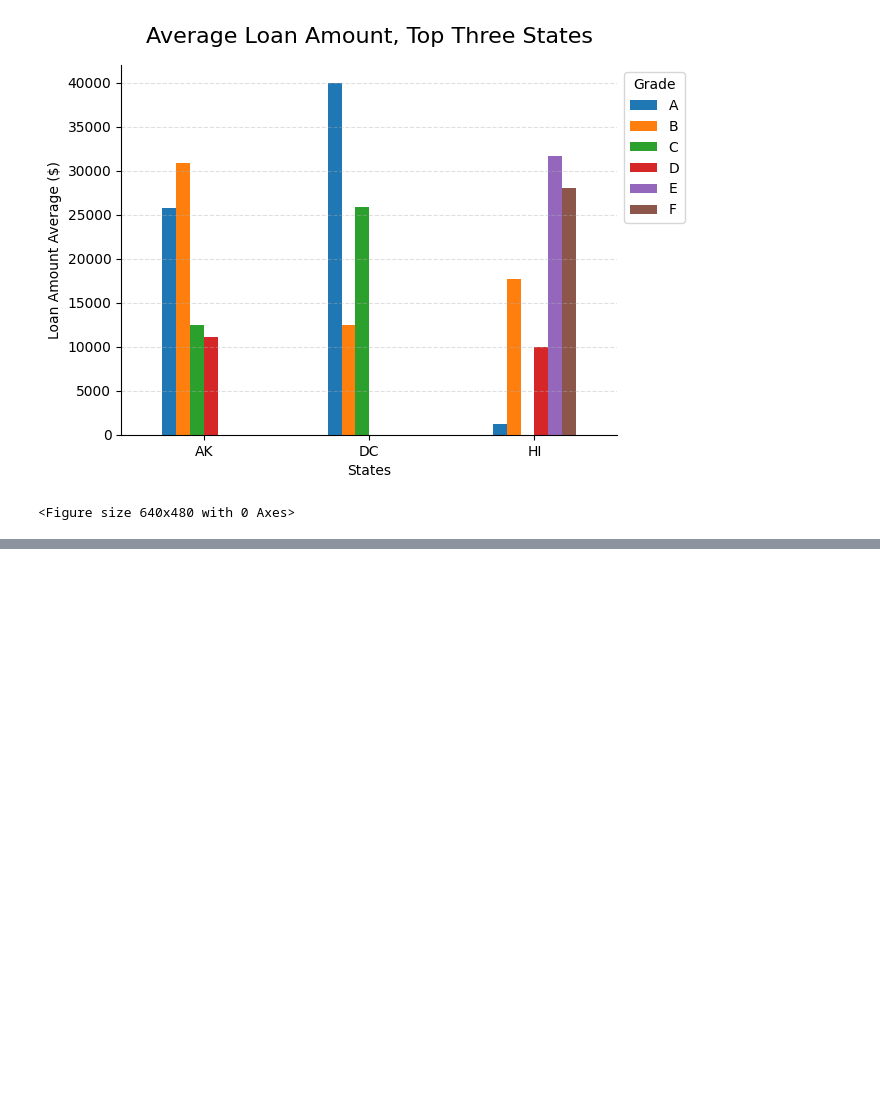
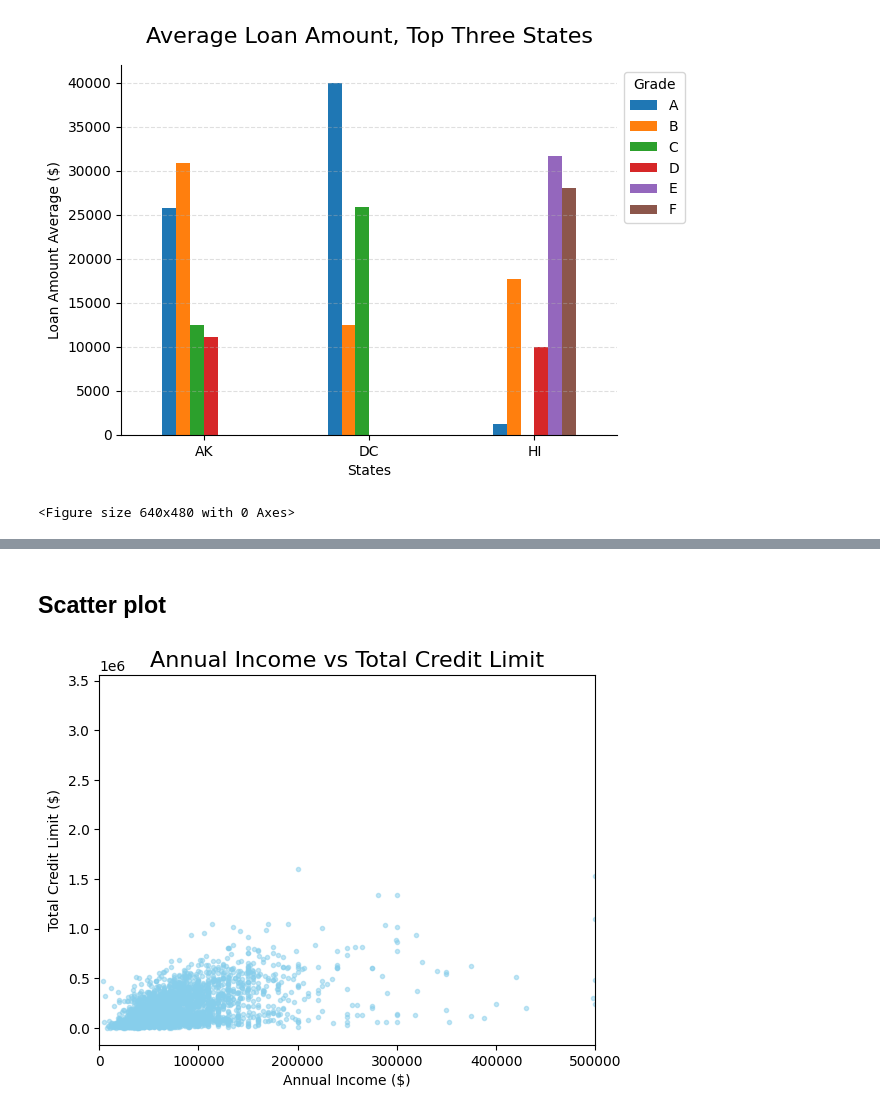
Before and after one commit to xc308/Python_Data_Analysis, a Jupyter notebook: 4_Visulaization.ipynb, the cells around one changed output, grey strips where cells are left out. Drawn from its saved outputs; the diff is of its cells as text; code cells hidden in the pictures; blank space fills up the shorter version.

```diff
--- a/4_Visulaization.ipynb
+++ b/4_Visulaization.ipynb
@@ -201,0 +230,12 @@ plt.savefig("Avg_Loan_by_State_Grade.png")
+# %% [markdown]
+## Scatter plot
+# %%
+plt.scatter(df["annual_income"], df["total_credit_limit"], alpha=0.5, marker=".", color = "skyblue")
+
+plt.title("Annual Income vs Total Credit Limit", fontsize = 16)
+plt.xlabel("Annual Income ($)")
+plt.ylabel("Total Credit Limit ($)")
+plt.xlim(0, 500000)
+plt.show()
+# %% [output]
+[figure, added]
```
Also changed, not shown: parts of 24 cells of this notebook.
